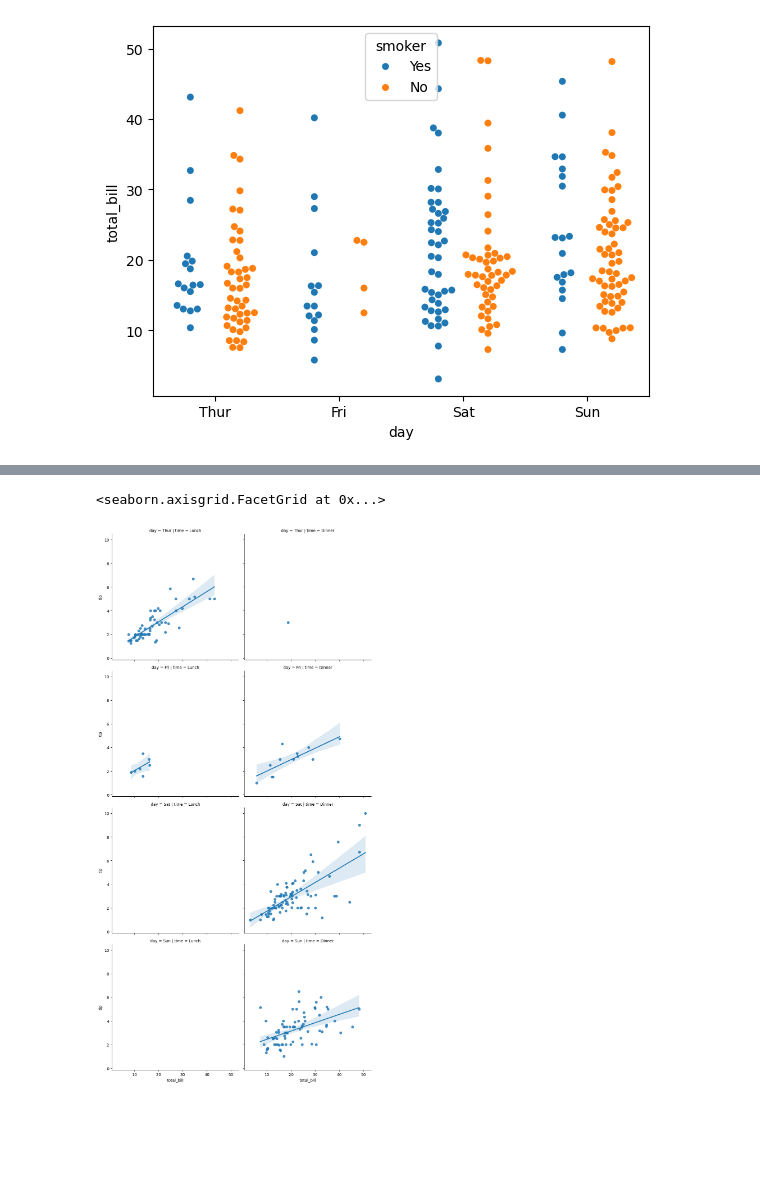
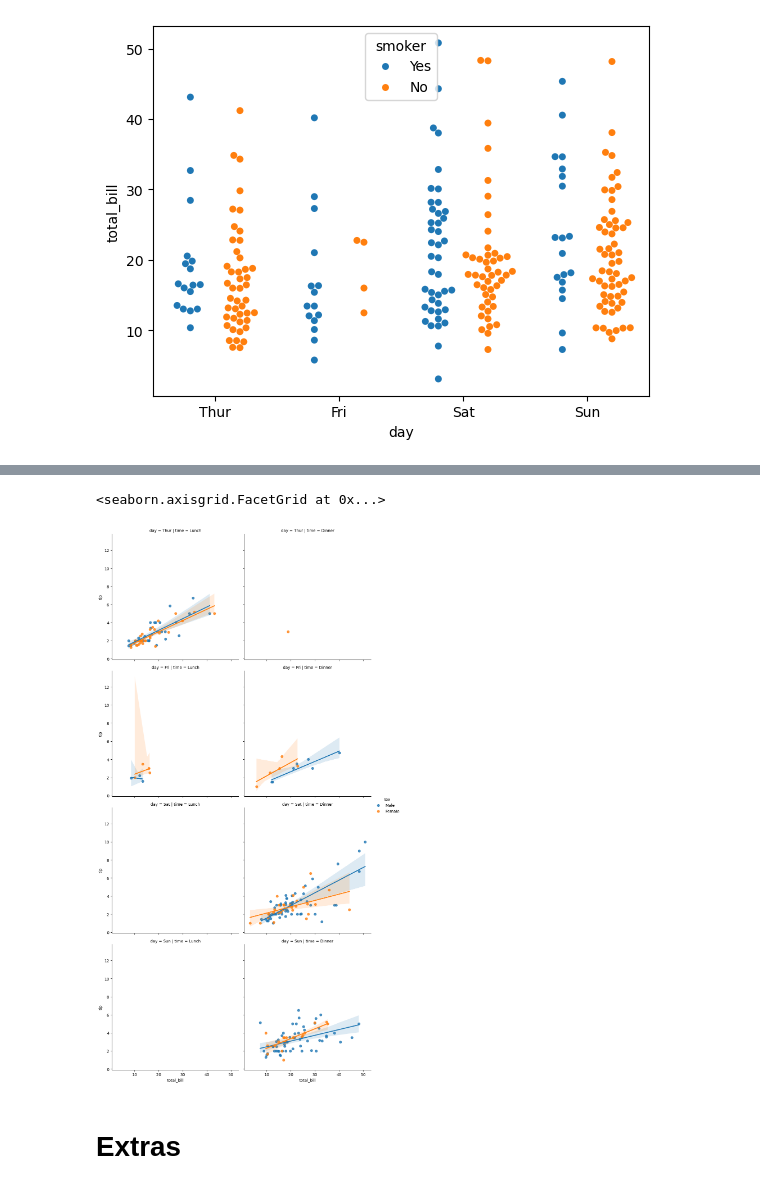
Before and after one commit to arunn-bharti/Data-Analytics, a Jupyter notebook: Matplotlib with seaborn.ipynb, the cells around one changed output, grey strips where cells are left out. Cells and saved outputs as stored; diff of their text form; code cells hidden in the pictures; blank space fills up the shorter version.

```diff
--- a/Matplotlib.ipynb
+++ b/Matplotlib with seaborn.ipynb
@@ -377,0 +382,3 @@ sb.swarmplot(x='day',y='total_bill',data=df1,hue='smoker',dodge=True)
+# %%
+fly=sb.load_dataset("flights")
+fly
@@ -378,5 +462,7 @@ sb.swarmplot(x='day',y='total_bill',data=df1,hue='smoker',dodge=True)
 # %%
-sb.lmplot(x='total_bill', y='tip', data=df1,col='time',row='day')
+sb.lmplot(x='total_bill', y='tip', data=df1,col='time',row='day',hue='sex')
 # %% [output]
 <seaborn.axisgrid.FacetGrid at 0x...>
-[figure, old version]
+[figure, new version]
+# %% [markdown]
+# Extras
```
Also changed, not shown: parts of 22 cells of this notebook.
